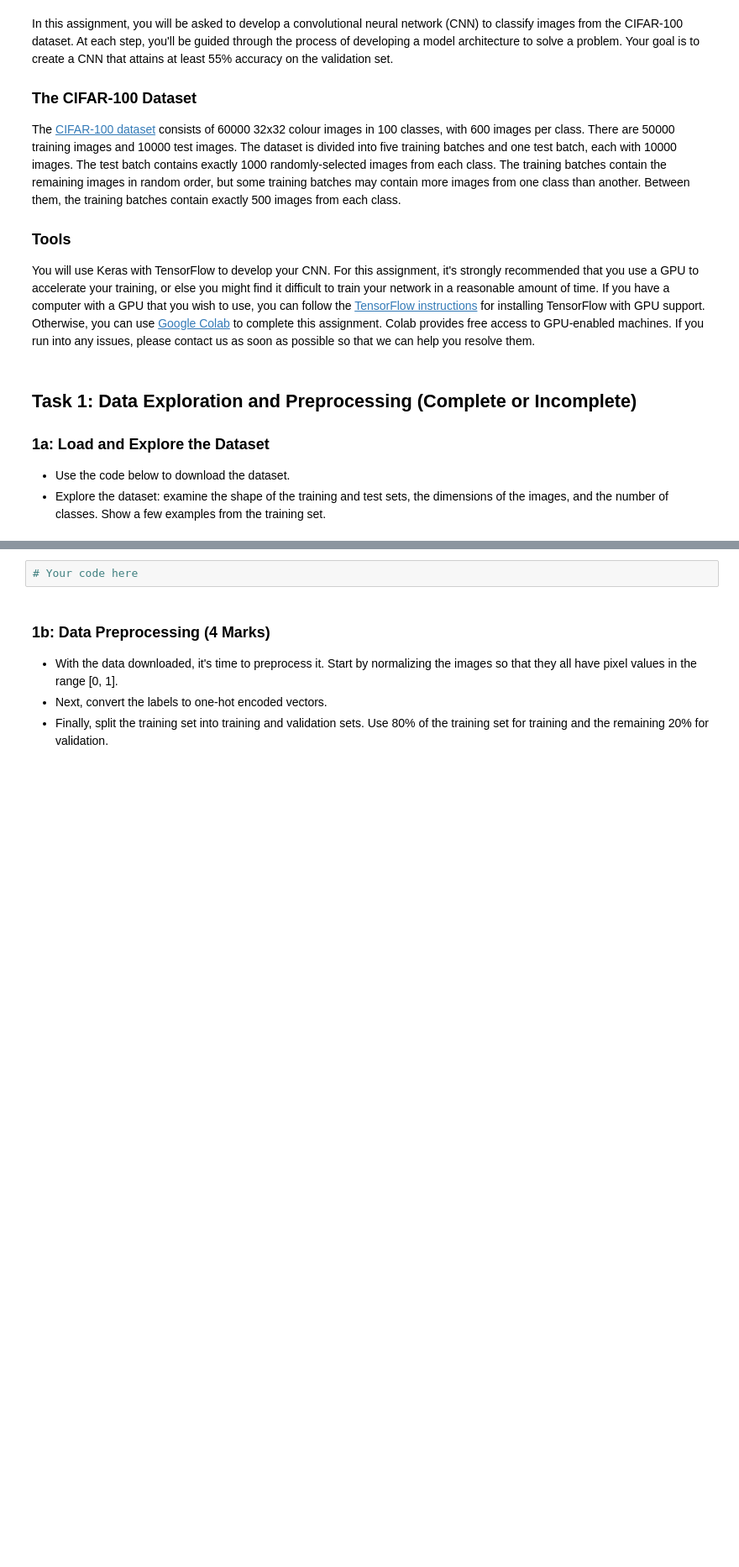
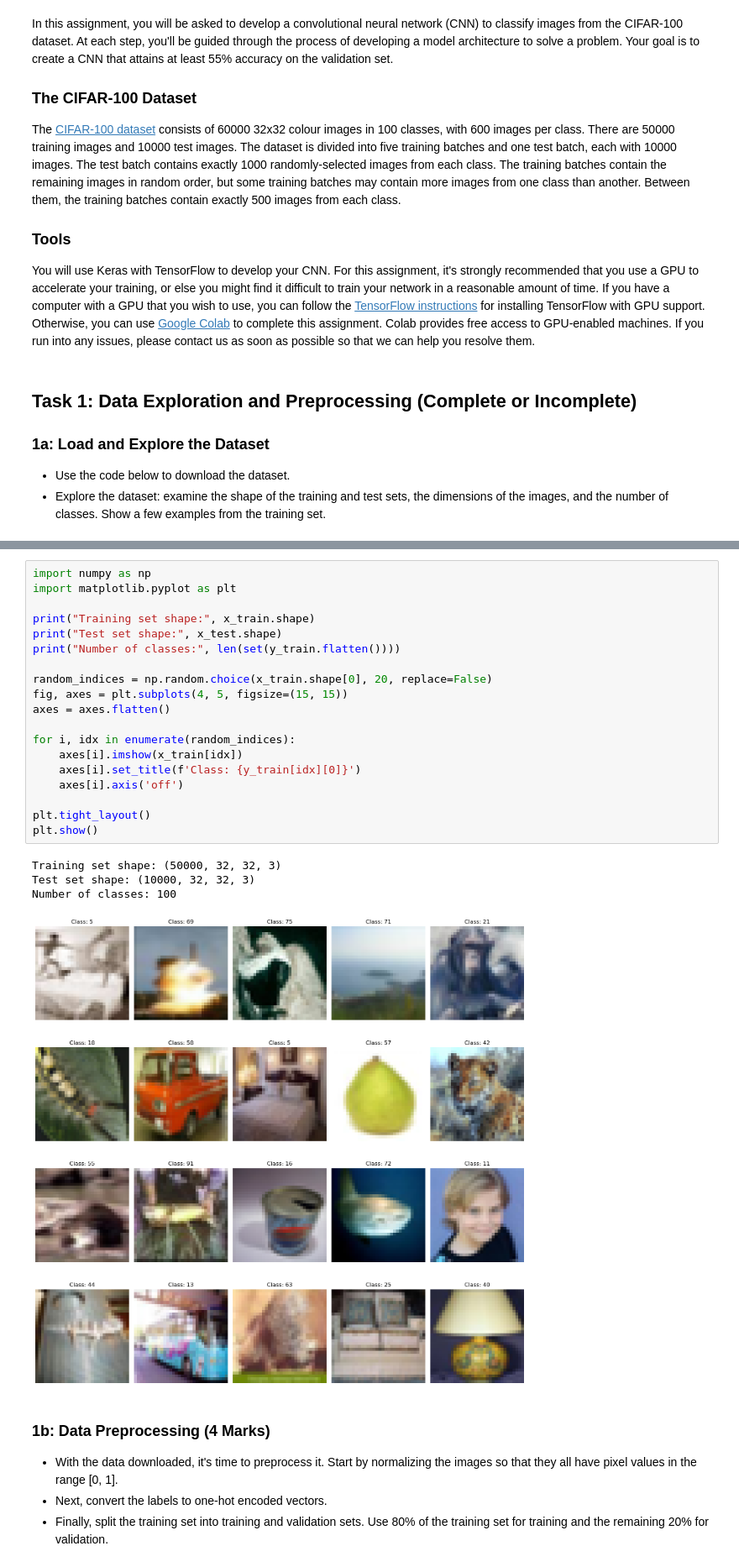
Before and after one commit to UofT-DSI/deep_learning, a Jupyter notebook: 02_activities/assignments/assignment_1.ipynb, the cells around one changed output, grey strips where cells are left out. Shown at 84% size. Saved outputs shown, nothing was run; the diff lists cells and outputs as text; blank space fills up the shorter version.

```diff
--- a/02_activities/assignments/assignment_1.ipynb
+++ b/02_activities/assignments/assignment_1.ipynb
@@ -26,5 +24,27 @@ To enable the following instructions: AVX2 FMA, in other operations, rebuild Ten
-# %%
-# Your code here
+# %%
+import numpy as np
+import matplotlib.pyplot as plt
+
+print("Training set shape:", x_train.shape)
+print("Test set shape:", x_test.shape)
+print("Number of classes:", len(set(y_train.flatten())))
+
+random_indices = np.random.choice(x_train.shape[0], 20, replace=False)
+fig, axes = plt.subplots(4, 5, figsize=(15, 15))
+axes = axes.flatten()
+
+for i, idx in enumerate(random_indices):
+    axes[i].imshow(x_train[idx])
+    axes[i].set_title(f'Class: {y_train[idx][0]}')
+    axes[i].axis('off')
+
+plt.tight_layout()
+plt.show()
+# %% [output]
+Training set shape: (50000, 32, 32, 3)
+Test set shape: (10000, 32, 32, 3)
+Number of classes: 100
+[figure, added]
 # %% [markdown]
 ### 1b: Data Preprocessing (4 Marks)
 - With the data downloaded, it's time to preprocess it. Start by normalizing the images so that they all have pixel values in the range [0, 1].
```
Also changed, not shown: parts of 20 cells of this notebook.
